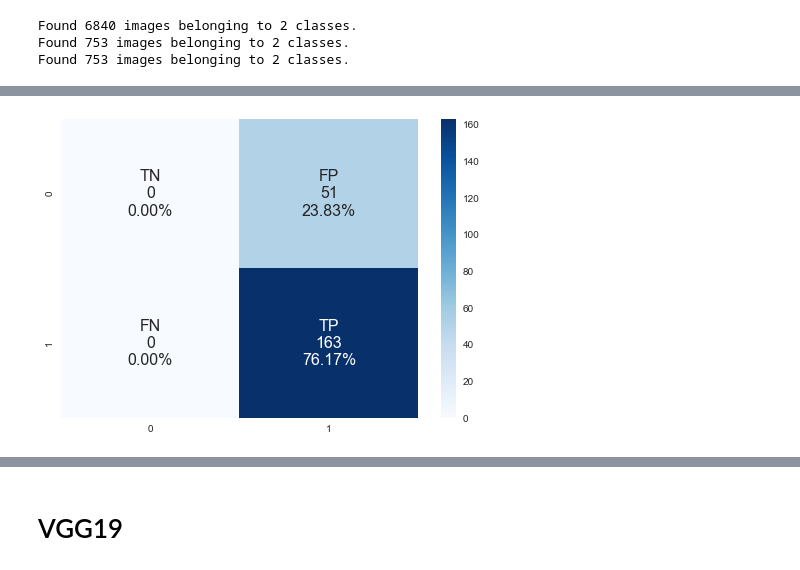
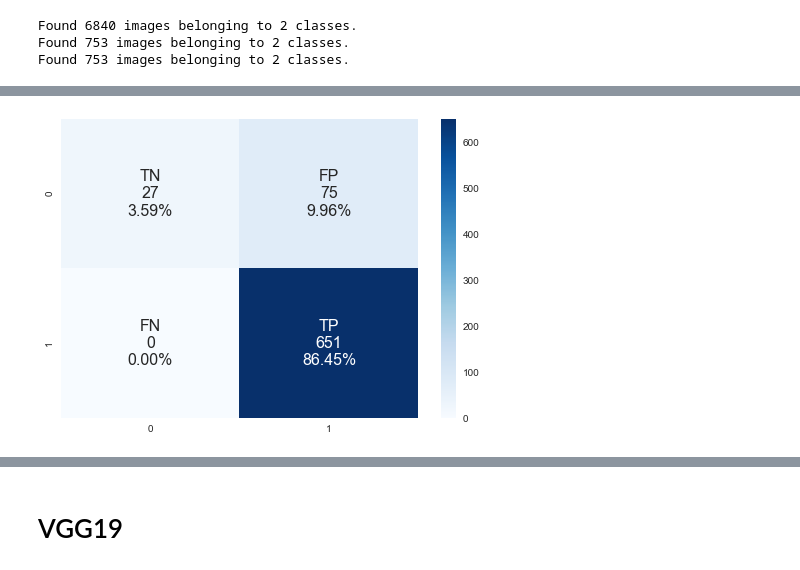
Before and after one commit to datascisteven/Melanoma-Image-Classification, a Jupyter notebook: notebooks/pretrained.ipynb, the cells around one changed output, grey strips where cells are left out. Drawn from its saved outputs; the diff is of its cells as text; code cells hidden in the pictures.

```diff
--- a/notebooks/pretrained.ipynb
+++ b/notebooks/pretrained.ipynb
@@ -327,0 +345,5 @@ hist_df_2
+# %%
+test_generator.reset()
+prob2 = model2.predict_generator(test_generator,
+                                 steps = STEP_SIZE_TEST,
+                                 verbose = 1)
@@ -328,8 +352,7 @@ hist_df_2
 # %%
-prob = model2.predict_generator(test_generator)
 y_true = test_generator.classes
-y_pred2 = prob > 0.5
-make_confusion_matrix(y_true, y_pred2)
+y_pred_2 = prob2 > 0.5
+make_confusion_matrix(y_true, y_pred_2)
 # %% [output]
-[figure, old version]
+[figure, new version]
 # %%
```
Also changed, not shown: parts of 13 cells of this notebook, 12 other files.
